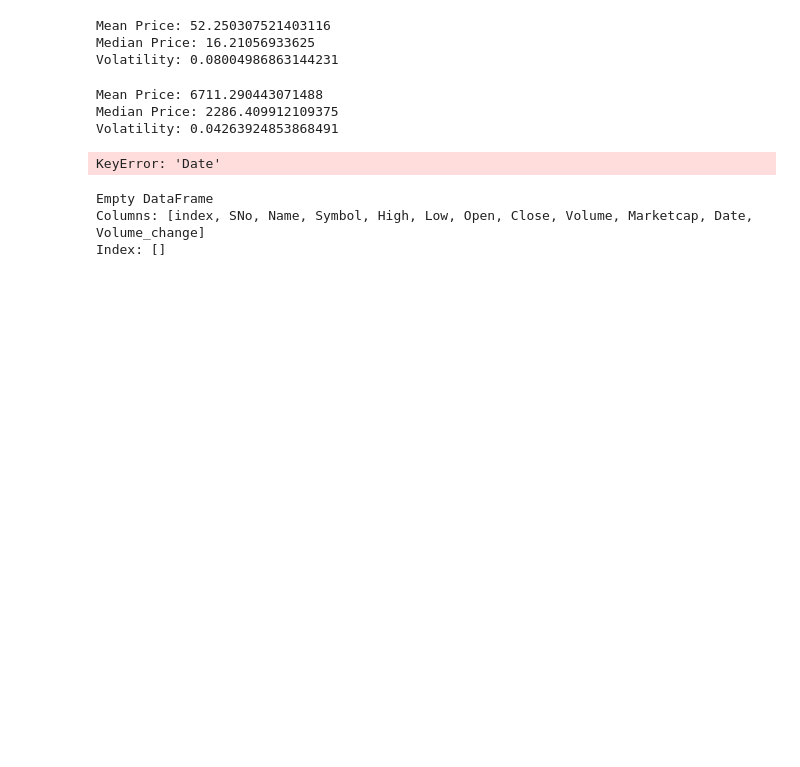
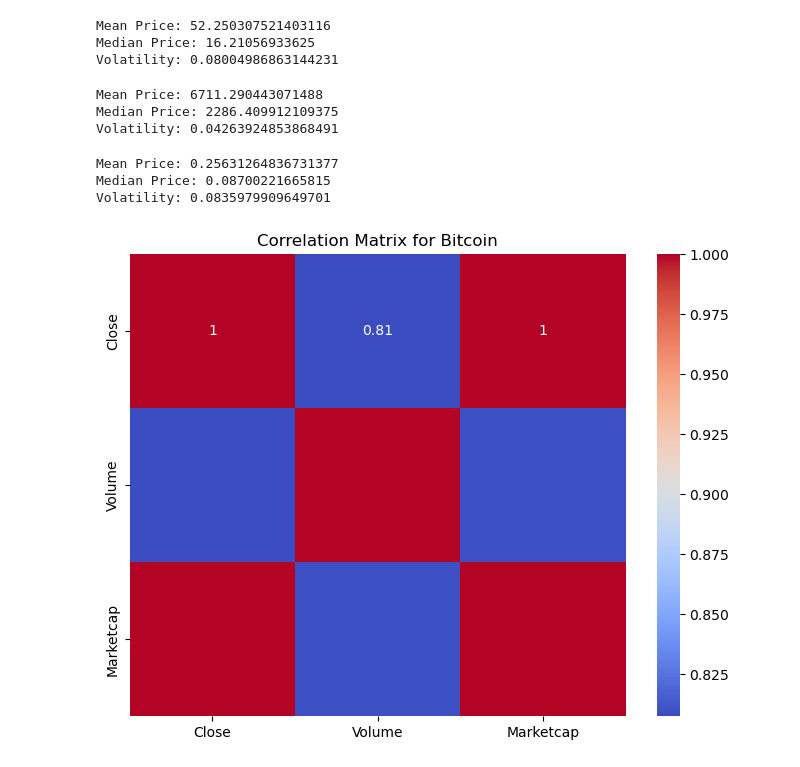
Before and after one commit to Khushboomodha/Project_1, a Jupyter notebook: Crypto.ipynb, the cells around one changed output. Cells and saved outputs as stored; diff of their text form; code cells hidden in the pictures; blank space fills up the shorter version.

```diff
--- a/Crypto.ipynb
+++ b/Crypto.ipynb
@@ -439,19 +500,42 @@ print(f"Volatility: {volatility}")
 Mean Price: 6711.290443071488
 Median Price: 2286.409912109375
 Volatility: 0.04263924853868491
-# %%
-# Correlation between trading volume and price movements
-
-pd.to_datetime(BTC_df['Date'], format='%Y-%m-%d %H:%M')
-# %% [output]
-KeyError: 'Date'
-# %%
-DOGE_df['Date'] = pd.to_datetime(DOGE_df['Date'])
-DOGE_df['Volume_change'] = DOGE_df['Volume'].pct_change() * 100
-DOGE_df = DOGE_df.dropna()
-
-print(DOGE_df)
-# %% [output]
-Empty DataFrame
-Columns: [index, SNo, Name, Symbol, High, Low, Open, Close, Volume, Marketcap, Date, Volume_change]
-Index: []
+# %%
+#Calculate mean median and volatility of Bit Coin
+mean_price = ADA_df['Close'].mean()
+print(f"Mean Price: {mean_price}")
+
+
+median_price = ADA_df['Close'].median()
+print(f"Median Price: {median_price}")
+
+# Ensure the data is sorted by date
+ADA_df = ADA_df.sort_values(by='Date')
+
+# Calculate daily returns
+ADA_df['return'] = ADA_df['Close'].pct_change()
+
+# Drop the NaN values that result from the pct_change operation
+returns = ADA_df['return'].dropna()
+
+# Calculate standard deviation of returns
+volatility = returns.std()
+print(f"Volatility: {volatility}")
+# %% [output]
+Mean Price: 0.25631264836731377
+Median Price: 0.08700221665815
+Volatility: 0.0835979909649701
+# %%
+# Filtered data for a specific cryptocurrency (e.g., Bitcoin)
+BTC_df = filtered_df[filtered_df['Symbol'] == 'BTC']
+
+# Calculate correlation matrix
+correlation_matrix = BTC_df[['Close', 'Volume', 'Marketcap']].corr()
+
+# Plot heatmap
+plt.figure(figsize=(8, 6))
+sns.heatmap(correlation_matrix, annot=True, cmap='coolwarm')
+plt.title('Correlation Matrix for Bitcoin')
+plt.show()
+# %% [output]
+[figure, added]
```
Also changed, not shown: parts of 19 cells of this notebook.
